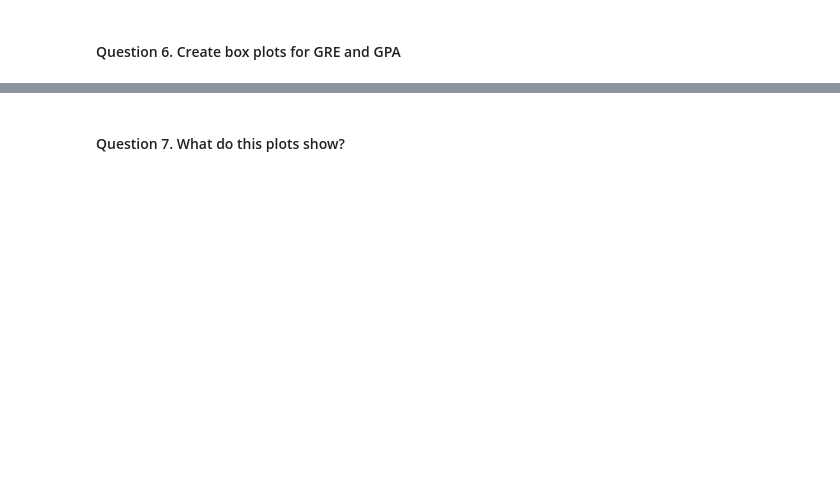
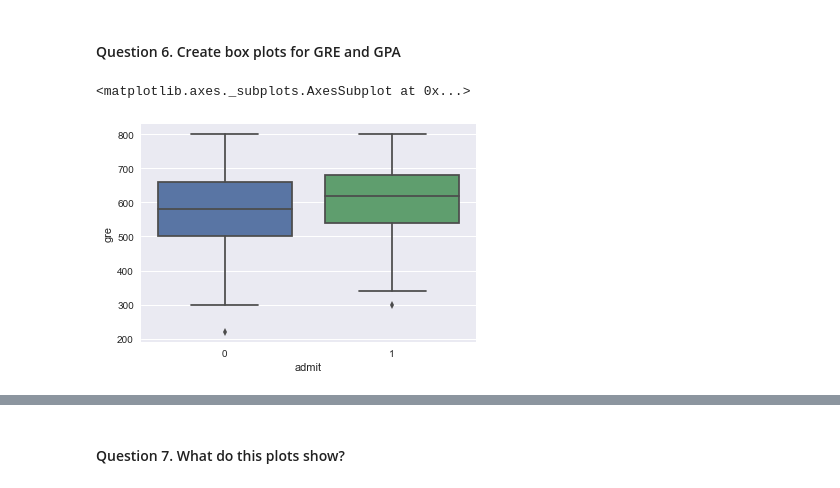
Before and after one commit to josezilla/delays, a Jupyter notebook: projects/unit-projects/project-2/starter-code/project2-starter-JOSE.ipynb, the cells around one changed output, grey strips where cells are left out. Drawn from its saved outputs; the diff is of its cells as text; code cells hidden in the pictures; blank space fills up the shorter version.

```diff
--- a/projects/unit-projects/project-2/starter-code/project2-starter-JOSE.ipynb
+++ b/projects/unit-projects/project-2/starter-code/project2-starter-JOSE.ipynb
@@ -115,0 +89,4 @@ Answer:
+# %%
+df_raw.gre.dropna(axis=0, how='any', inplace=True)
+df_raw.gpa.dropna(axis=0, how='any', inplace=True)
+df_raw.prestige.dropna(axis=0, how='any', inplace=True)
@@ -122,4 +124,8 @@ Answer:
 # %%
 #boxplot 1
+sns.boxplot( "admit", "gre", data = df_raw )
+# %% [output]
+<matplotlib.axes._subplots.AxesSubplot at 0x...>
+[figure, added]
 # %%
 #boxplot 2
```
Also changed, not shown: parts of 40 cells of this notebook, 1 other file.
